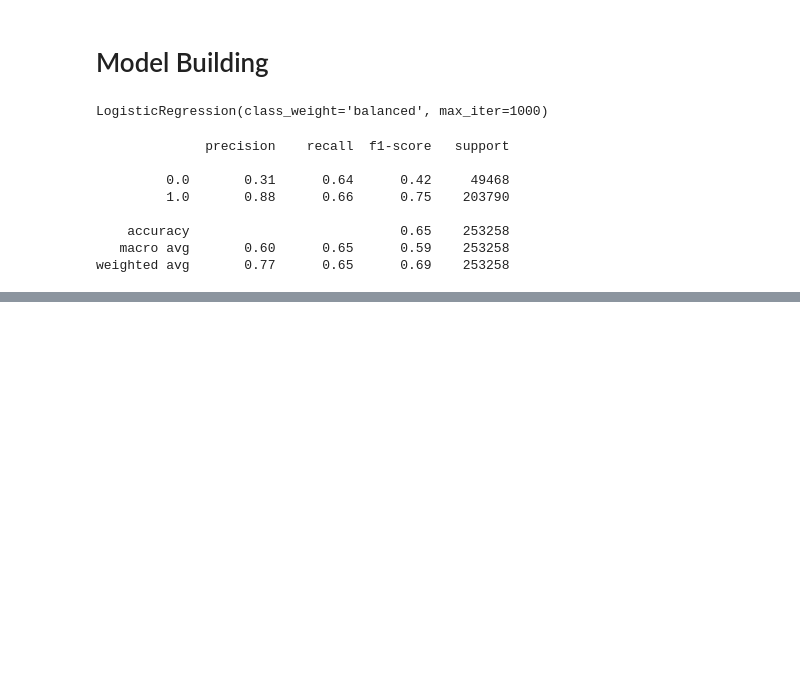
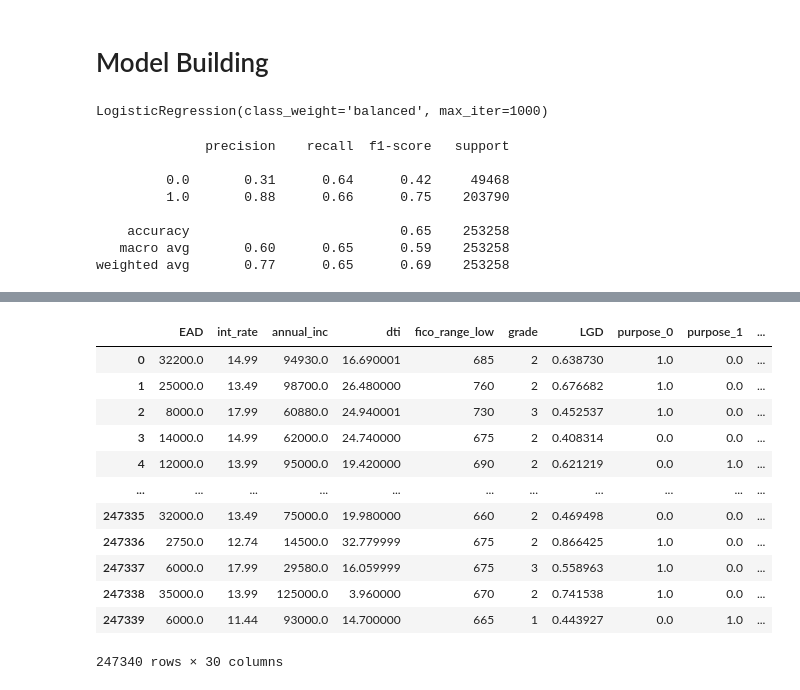
Before and after one commit to Ty-Tshiam/Credit-Risk-Project, a Jupyter notebook: CreditRisk.ipynb, the cells around one changed output, grey strips where cells are left out. Cells and saved outputs as stored; diff of their text form; code cells hidden in the pictures; blank space fills up the shorter version.

```diff
--- a/CreditRisk.ipynb
+++ b/CreditRisk.ipynb
@@ -698,0 +802,8 @@ ROC AUC Score: 0.7081307948903731
+# %%
+from pyspark.ml.functions import vector_to_array
+cols = ['purpose', 'emp_length']
+for feature in cols:
+    df = df.withColumn(feature, vector_to_array(col(feature)))
+# %%
+df = df.toPandas()
+df
@@ -698,0 +824,22 @@ ROC AUC Score: 0.7081307948903731
+# %%
+df['LGD'] = ((df['EAD'] - df['Recovery']) / df['EAD'])
+# %%
+df = expandColumn(df, 'purpose')
+df = expandColumn(df, 'emp_length')
+# %%
+df = df.drop(axis = 1, columns = ['Recovery'])
+df
+# %% [output]
+|  | EAD | int_rate | annual_inc | dti | fico_range_low | grade | LGD | purpose_0 | purpose_1 | ... |
+| 0 | 32200.0 | 14.99 | 94930.0 | 16.690001 | 685 | 2 | 0.638730 | 1.0 | 0.0 | ... |
+| 1 | 25000.0 | 13.49 | 98700.0 | 26.480000 | 760 | 2 | 0.676682 | 1.0 | 0.0 | ... |
+| 2 | 8000.0 | 17.99 | 60880.0 | 24.940001 | 730 | 3 | 0.452537 | 1.0 | 0.0 | ... |
+| 3 | 14000.0 | 14.99 | 62000.0 | 24.740000 | 675 | 2 | 0.408314 | 0.0 | 0.0 | ... |
+| 4 | 12000.0 | 13.99 | 95000.0 | 19.420000 | 690 | 2 | 0.621219 | 0.0 | 1.0 | ... |
+| ... | ... | ... | ... | ... | ... | ... | ... | ... | ... | ... |
+| 247335 | 32000.0 | 13.49 | 75000.0 | 19.980000 | 660 | 2 | 0.469498 | 0.0 | 0.0 | ... |
+| 247336 | 2750.0 | 12.74 | 14500.0 | 32.779999 | 675 | 2 | 0.866425 | 1.0 | 0.0 | ... |
+| 247337 | 6000.0 | 17.99 | 29580.0 | 16.059999 | 675 | 3 | 0.558963 | 1.0 | 0.0 | ... |
+| 247338 | 35000.0 | 13.99 | 125000.0 | 3.960000 | 670 | 2 | 0.741538 | 1.0 | 0.0 | ... |
+| 247339 | 6000.0 | 11.44 | 93000.0 | 14.700000 | 665 | 1 | 0.443927 | 0.0 | 1.0 | ... |
+247340 rows × 30 columns
```
Also changed, not shown: parts of 55 cells of this notebook, 53 other files.
